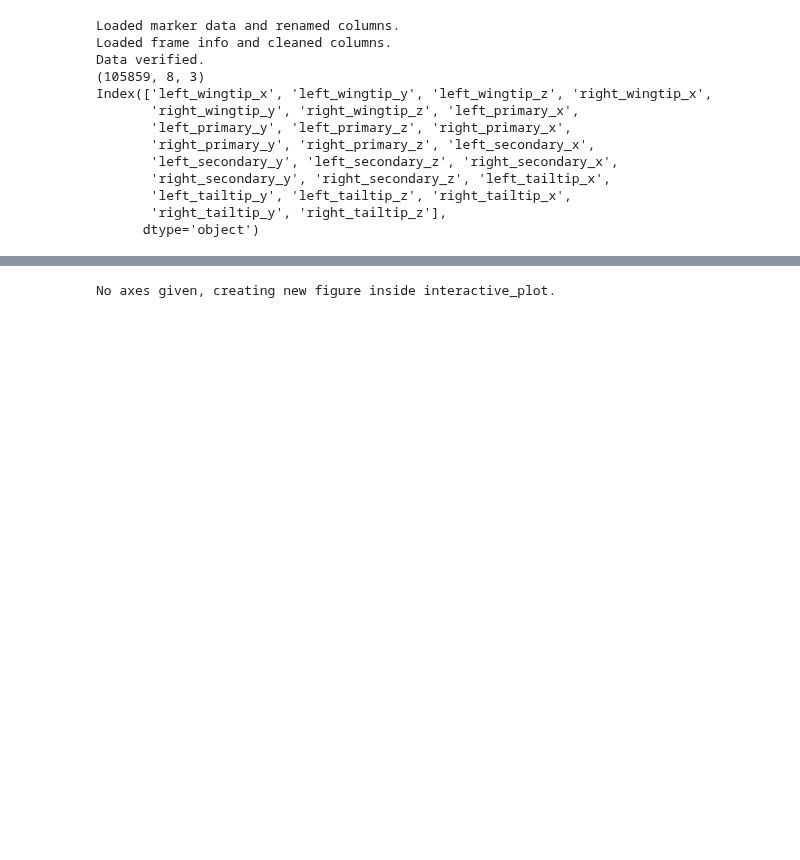
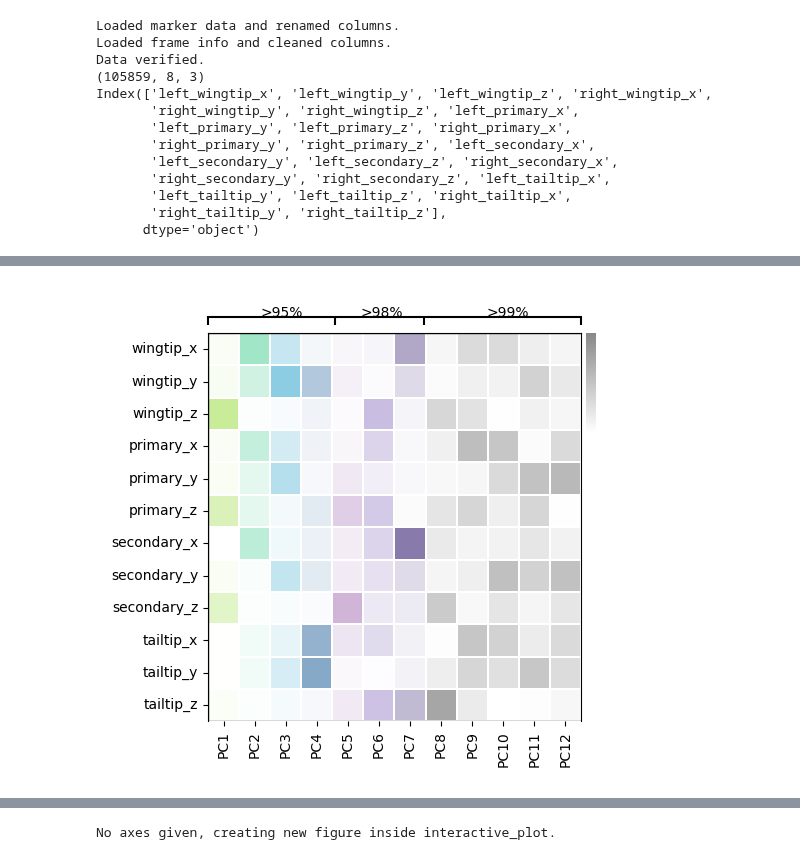
Before and after one commit to LydiaFrance/morphing_birds, a Jupyter notebook: examples/trytofix_copy.ipynb, the cells around one changed output, grey strips where cells are left out. Drawn from its saved outputs; the diff is of its cells as text; code cells hidden in the pictures; blank space fills up the shorter version.

```diff
--- a/examples/trytofix_copy.ipynb
+++ b/examples/trytofix_copy.ipynb
@@ -86,0 +196,64 @@ principal_components, scores, mu = run_PCA(markers[only_2017])
+# %%
+marker_names = markers_df.columns.to_list()
+
+PC_names = [f"PC{i}" for i in range(1, principal_components.shape[1]+1)]
+
+# make a dataframe
+components_df = pd.DataFrame.from_dict(dict(zip(PC_names, np.abs(principal_components))))
+components_df["markers"] = marker_names
+components_df = components_df.set_index("markers")
+
+colour_dict = {'PC1': '#B5E675',    'PC2': '#6ED8A9',   'PC3': '#51B3D4',
+                'PC4': '#4579AA',   'PC5': '#BC96C9',   'PC6': '#917AC2',
+                'PC7': '#5A488B',   'PC8': '#888888',   'PC9': '#888888',
+                'PC10': '#888888',  'PC11': '#888888',  'PC12': '#888888'}
+
+fig, ax = plt.subplots(figsize=(5, 5))
+
+for PC in PC_names:
+    data = components_df.copy()
+    # Make every column except the one we're plotting Nan
+    data.loc[:, data.columns != PC] = np.nan
+
+    colour_map = matplotlib.colors.LinearSegmentedColormap.from_list("", ["white",colour_dict[PC]])
+
+    if PC == 'PC8':
+            cbar_ax = fig.add_axes([0.98, 0.698, .05, .2])
+
+            sns.heatmap(data, annot=False, fmt=".2f", linewidth=0.3,
+                cmap = colour_map, vmin = 0, vmax = 1, cbar_ax = cbar_ax, ax = ax, cbar_kws={"label": "absolute loading"})
+
+    else:
+        sns.heatmap(data, annot=False, fmt=".2f",
+                    cmap = colour_map, vmin = 0, vmax = 1, linewidth=0.3,
+                    cbar=False, ax = ax)
+
+
+ax.axhline(y=0, color='#333333',linewidth=1)
+ax.axhline(y=12, color='#333333',linewidth=1)
+ax.axvline(x=0, color='#333333',linewidth=1)
+ax.axvline(x=13, color='#333333',linewidth=1)
+ax.set(ylabel=None)
+ax.set(xlabel=None)
+
+    # Vertical lines
+# ax.annotate('>95%', xy=(0.575, 0.915), xycoords='figure fraction')
+ax2 = ax.twiny()
+ax2.spines["bottom"].set_position(("axes", 1.04))
+ax2.spines["bottom"].set_linewidth(1.5)
+ax2.xaxis.set_ticks_position("bottom")
+ax2.xaxis.set_tick_params(width=1.5, length=6)
+ax2.spines["bottom"].set_visible(True)
+ax2.set_xticks([-1, -0.32, 0.16, 1])
+ax2.set_xticklabels(['', '', '', ''])
+
+
+ax2.set_xlim(-1, 1)
+ax.annotate('>95%', xy=(0.33, 0.93), xycoords='figure fraction')
+ax.annotate('>98%', xy=(0.53, 0.93), xycoords='figure fraction')
+ax.annotate('>99%', xy=(0.78, 0.93), xycoords='figure fraction')
+
+fig.tight_layout()
+plt.show()
+# %% [output]
+[figure, added]
```
Also changed, not shown: parts of 13 cells of this notebook, 8 other files.
